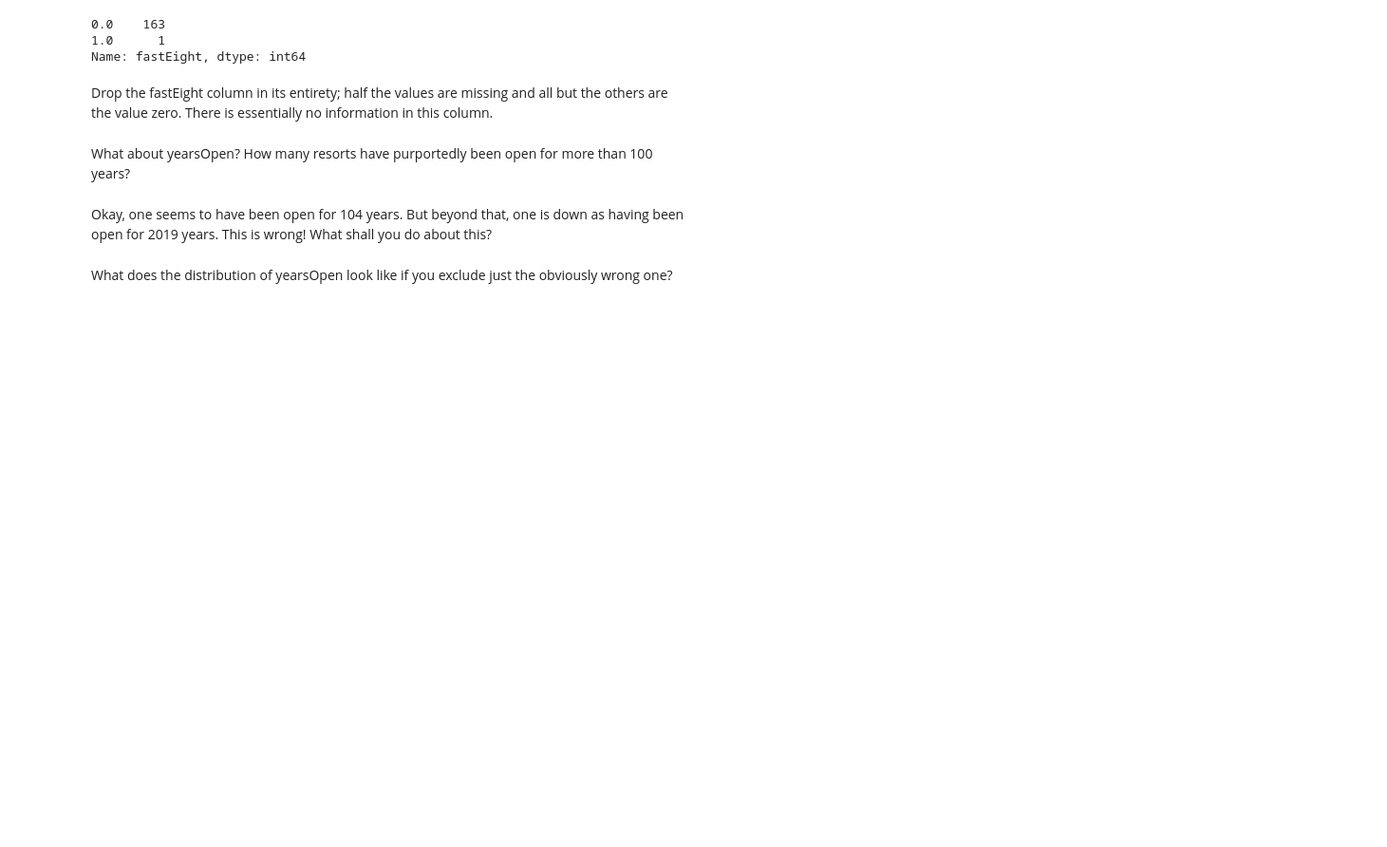
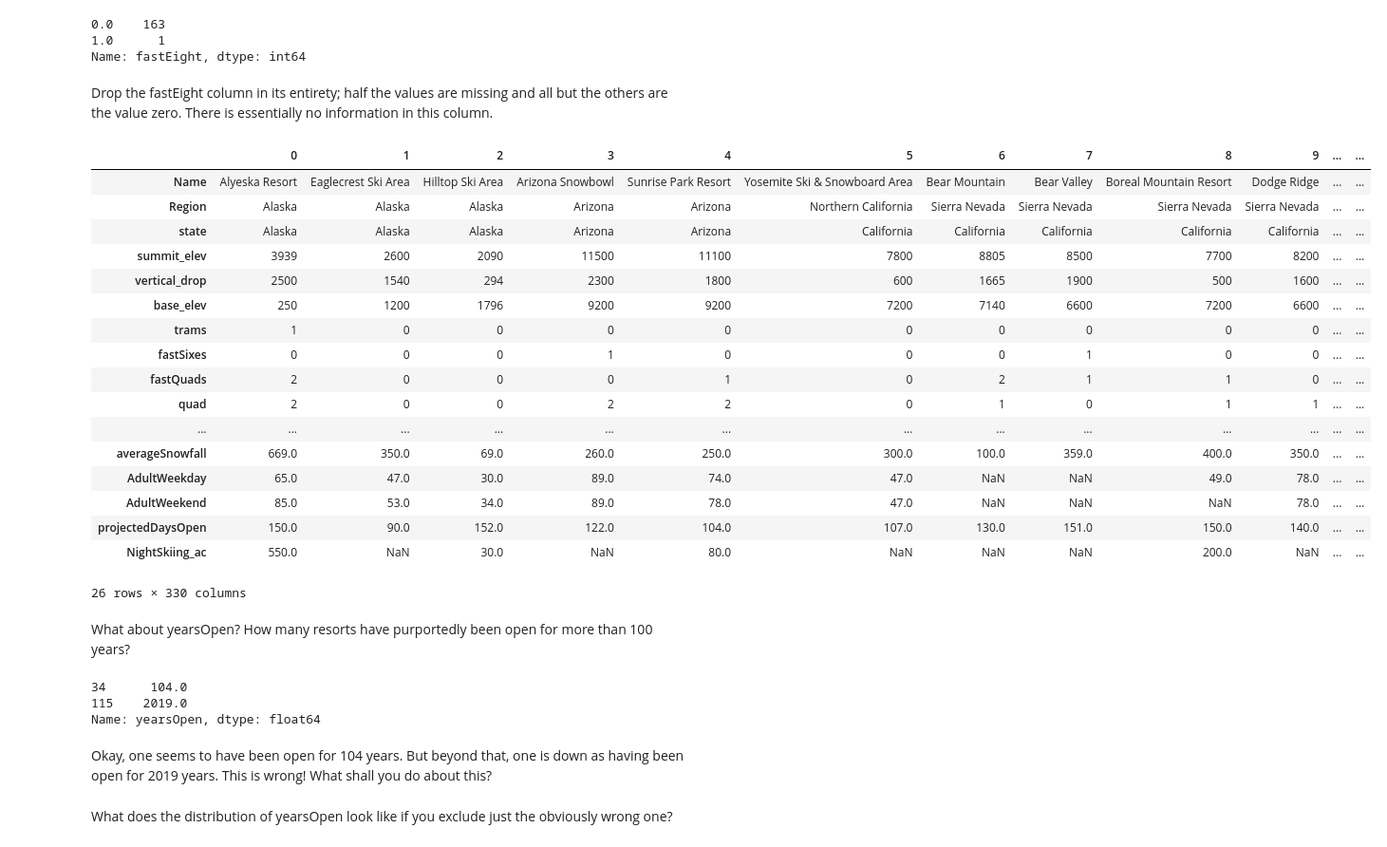
Before and after one commit to tpoozhikala/DataScienceGuidedCapstone, a Jupyter notebook: Notebooks/02_data_wrangling.ipynb, the cells around one changed output. Shown: that part at 95% size. Drawn from its saved outputs; the diff is of its cells as text; code cells hidden in the pictures; blank space fills up the shorter version.

Commit message:
Dropped fastEight column in dataset

```diff
--- a/Notebooks/02_data_wrangling.ipynb
+++ b/Notebooks/02_data_wrangling.ipynb
@@ -648,13 +652,37 @@ Drop the fastEight column in its entirety; half the values are missing and all b
 # %%
 #Code task 24#
 #Drop the 'fastEight' column from ski_data. Use inplace=True
-ski_data.drop(columns=___, inplace=___)
+ski_data.drop(columns='fastEight', inplace=True)
+ski_data.T
+# %% [output]
+|  | 0 | 1 | 2 | 3 | 4 | 5 | 6 | 7 | 8 | 9 | ... | ... |
+| Name | Alyeska Resort | Eaglecrest Ski Area | Hilltop Ski Area | Arizona Snowbowl | Sunrise Park Resort | Yosemite Ski & Snowboard Area | Bear Mountain | Bear Valley | Boreal Mountain Resort | Dodge Ridge | ... | ... |
+| Region | Alaska | Alaska | Alaska | Arizona | Arizona | Northern California | Sierra Nevada | Sierra Nevada | Sierra Nevada | Sierra Nevada | ... | ... |
+| state | Alaska | Alaska | Alaska | Arizona | Arizona | California | California | California | California | California | ... | ... |
+| summit_elev | 3939 | 2600 | 2090 | 11500 | 11100 | 7800 | 8805 | 8500 | 7700 | 8200 | ... | ... |
+| vertical_drop | 2500 | 1540 | 294 | 2300 | 1800 | 600 | 1665 | 1900 | 500 | 1600 | ... | ... |
+| base_elev | 250 | 1200 | 1796 | 9200 | 9200 | 7200 | 7140 | 6600 | 7200 | 6600 | ... | ... |
+| trams | 1 | 0 | 0 | 0 | 0 | 0 | 0 | 0 | 0 | 0 | ... | ... |
+| fastSixes | 0 | 0 | 0 | 1 | 0 | 0 | 0 | 1 | 0 | 0 | ... | ... |
+| fastQuads | 2 | 0 | 0 | 0 | 1 | 0 | 2 | 1 | 1 | 0 | ... | ... |
+| quad | 2 | 0 | 0 | 2 | 2 | 0 | 1 | 0 | 1 | 1 | ... | ... |
+| ... | ... | ... | ... | ... | ... | ... | ... | ... | ... | ... | ... | ... |
+| averageSnowfall | 669.0 | 350.0 | 69.0 | 260.0 | 250.0 | 300.0 | 100.0 | 359.0 | 400.0 | 350.0 | ... | ... |
+| AdultWeekday | 65.0 | 47.0 | 30.0 | 89.0 | 74.0 | 47.0 | NaN | NaN | 49.0 | 78.0 | ... | ... |
+| AdultWeekend | 85.0 | 53.0 | 34.0 | 89.0 | 78.0 | 47.0 | NaN | NaN | NaN | 78.0 | ... | ... |
+| projectedDaysOpen | 150.0 | 90.0 | 152.0 | 122.0 | 104.0 | 107.0 | 130.0 | 151.0 | 150.0 | 140.0 | ... | ... |
+| NightSkiing_ac | 550.0 | NaN | 30.0 | NaN | 80.0 | NaN | NaN | NaN | 200.0 | NaN | ... | ... |
+26 rows × 330 columns
 # %% [markdown]
 What about yearsOpen? How many resorts have purportedly been open for more than 100 years?
 # %%
 #Code task 25#
 #Filter the 'yearsOpen' column for values greater than 100
-ski_data.___[ski_data.___ > ___]
+ski_data.yearsOpen[ski_data.yearsOpen > 100]
+# %% [output]
+34      104.0
+115    2019.0
+Name: yearsOpen, dtype: float64
 # %% [markdown]
 Okay, one seems to have been open for 104 years. But beyond that, one is down as having been open for 2019 years. This is wrong! What shall you do about this?
 # %% [markdown]
```
Also changed, not shown: parts of 5 cells of this notebook.
